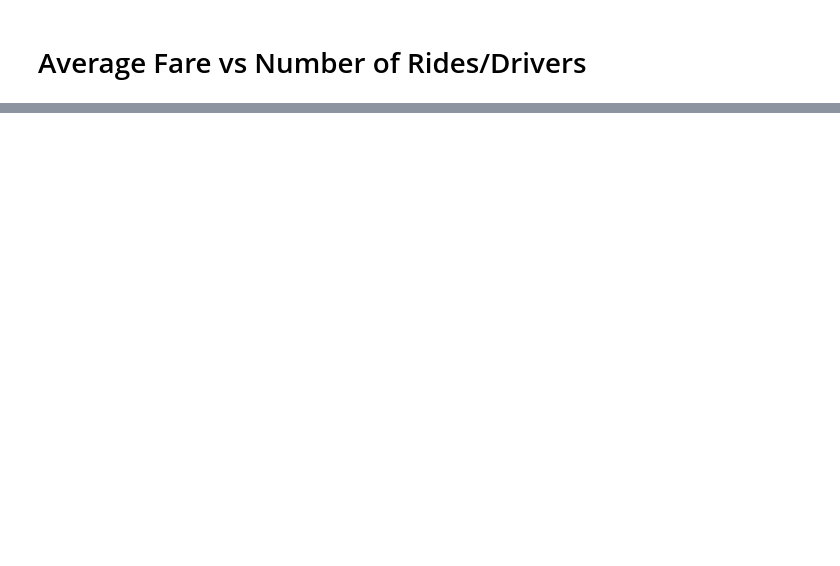
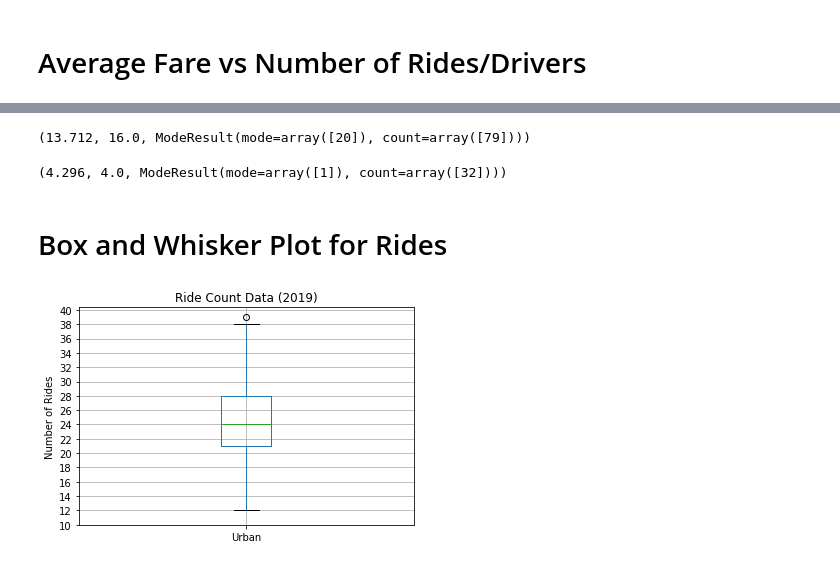
Before and after one commit to yazhcodes/PyBer_Analysis, a Jupyter notebook: Course Work/PyBer.ipynb, the cells around one changed output, grey strips where cells are left out. Cells and saved outputs as stored; diff of their text form; code cells hidden in the pictures; blank space fills up the shorter version.

```diff
--- a/Course Work/PyBer.ipynb
+++ b/Course Work/PyBer.ipynb
@@ -195,0 +144,18 @@ pyber_rural_df
+# %%
+# Split the City DataFrame into City Type DataFrames
+pyber_urban_df = pyber_df.loc[(pyber_df.type == 'Urban')][['city','driver_count','ride_id','fare']]
+pyber_suburban_df = pyber_df.loc[(pyber_df.type == 'Suburban')][['city','driver_count','ride_id','fare']]
+pyber_rural_df = pyber_df.loc[(pyber_df.type == 'Rural')][['city','driver_count','ride_id','fare']]
+# %%
+# Aggregate values by City
+urban_drivers_by_city = pyber_urban_df.groupby(['city']).mean()['driver_count']
+urban_rides_by_city = pyber_urban_df.groupby(pyber_df['city']).count()['ride_id']
+urban_fare_by_city = pyber_urban_df.groupby(pyber_df['city']).mean()['fare']
+
+suburban_drivers_by_city = pyber_suburban_df.groupby(['city']).mean()['driver_count']
+suburban_rides_by_city = pyber_suburban_df.groupby(pyber_df['city']).count()['ride_id']
+suburban_fare_by_city = pyber_suburban_df.groupby(pyber_df['city']).mean()['fare']
+
+rural_drivers_by_city = pyber_rural_df.groupby(['city']).mean()['driver_count']
+rural_rides_by_city = pyber_rural_df.groupby(pyber_df['city']).count()['ride_id']
+rural_fare_by_city = pyber_rural_df.groupby(pyber_df['city']).mean()['fare']
@@ -247,0 +386,4 @@ plt.savefig(fig1_path)
+# %%
+np.mean(suburban_drivers), np.median(suburban_drivers), sts.mode(suburban_drivers)
+# %% [output]
+(13.712, 16.0, ModeResult(mode=array([20]), count=array([79])))
@@ -247,0 +392,16 @@ plt.savefig(fig1_path)
+# %%
+np.mean(rural_drivers), np.median(rural_drivers), sts.mode(rural_drivers)
+# %% [output]
+(4.296, 4.0, ModeResult(mode=array([1]), count=array([32])))
+# %% [markdown]
+# Box and Whisker Plot for Rides
+# %%
+# Urban Rides
+urban_plot = urban_rides_by_city.plot(kind='box')
+urban_plot.set_xticklabels(['Urban'])
+urban_plot.set_yticks(np.arange(10,41,2))
+urban_plot.set_ylabel('Number of Rides')
+urban_plot.set_title('Ride Count Data (2019)')
+urban_plot.grid()
+# %% [output]
+[figure, added]
```
Also changed, not shown: parts of 39 cells of this notebook, 2 other files.
